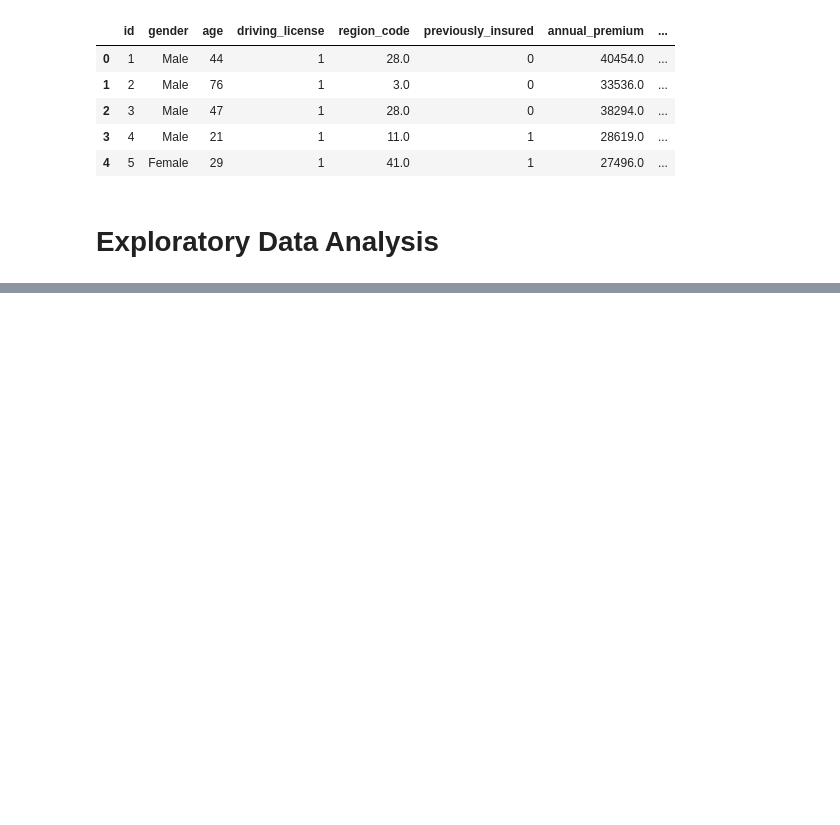
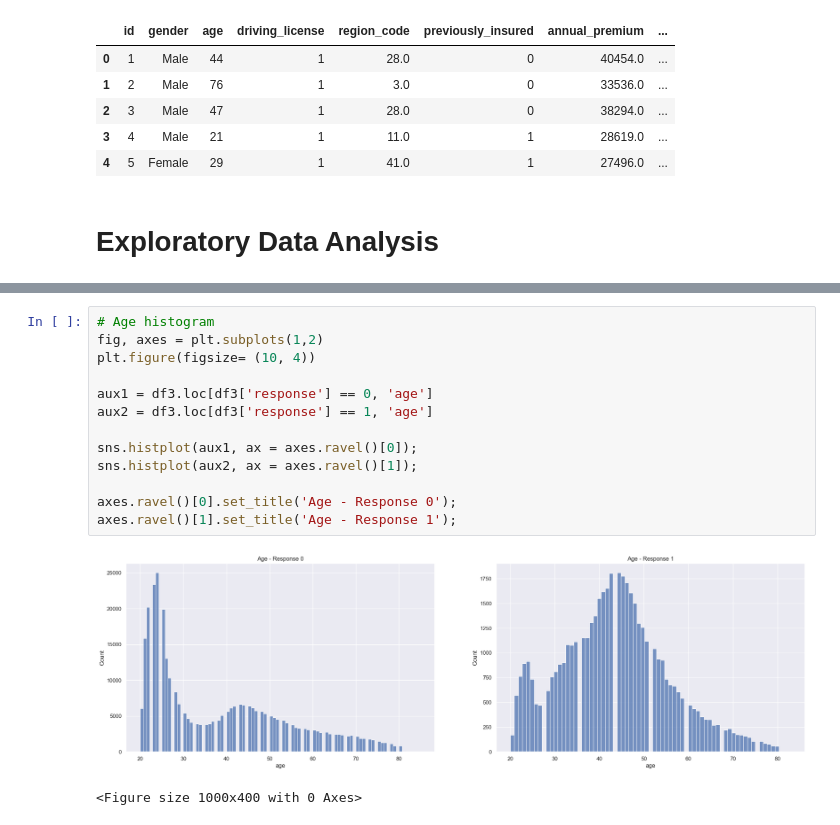
Before and after one commit to ArthurHottgen/Health-Insurance-Cross-Sell, a Jupyter notebook: classification_health_insurance.ipynb, the cells around one changed output, grey strips where cells are left out. Cells and saved outputs as stored; diff of their text form; blank space fills up the shorter version.

```diff
--- a/classification_health_insurance.ipynb
+++ b/classification_health_insurance.ipynb
@@ -224,0 +272,16 @@ df2.head()
+# %%
+# Age histogram
+fig, axes = plt.subplots(1,2)
+plt.figure(figsize= (10, 4))
+
+aux1 = df3.loc[df3['response'] == 0, 'age']
+aux2 = df3.loc[df3['response'] == 1, 'age']
+
+sns.histplot(aux1, ax = axes.ravel()[0]);
+sns.histplot(aux2, ax = axes.ravel()[1]);
+
+axes.ravel()[0].set_title('Age - Response 0');
+axes.ravel()[1].set_title('Age - Response 1');
+# %% [output]
+[figure, added]
+<Figure size 1000x400 with 0 Axes>
```
Also changed, not shown: parts of 9 cells of this notebook.
